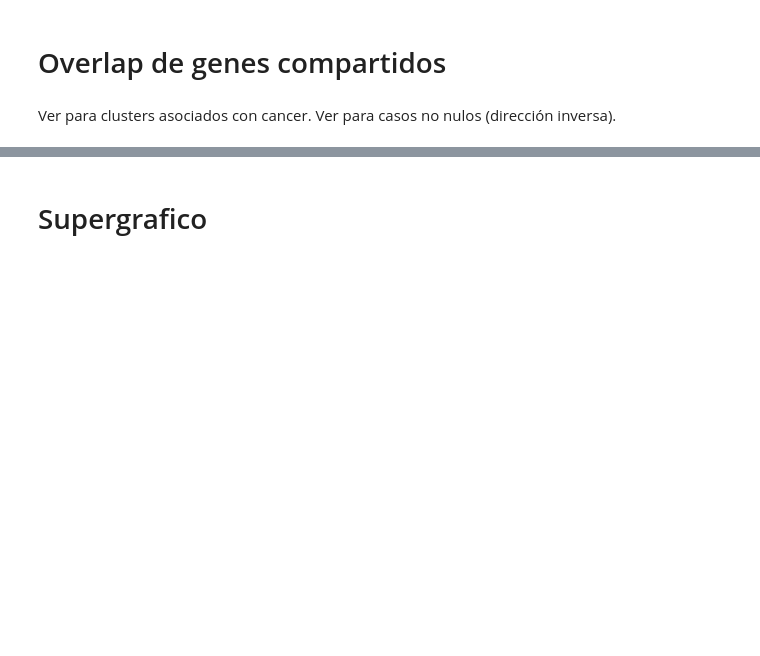
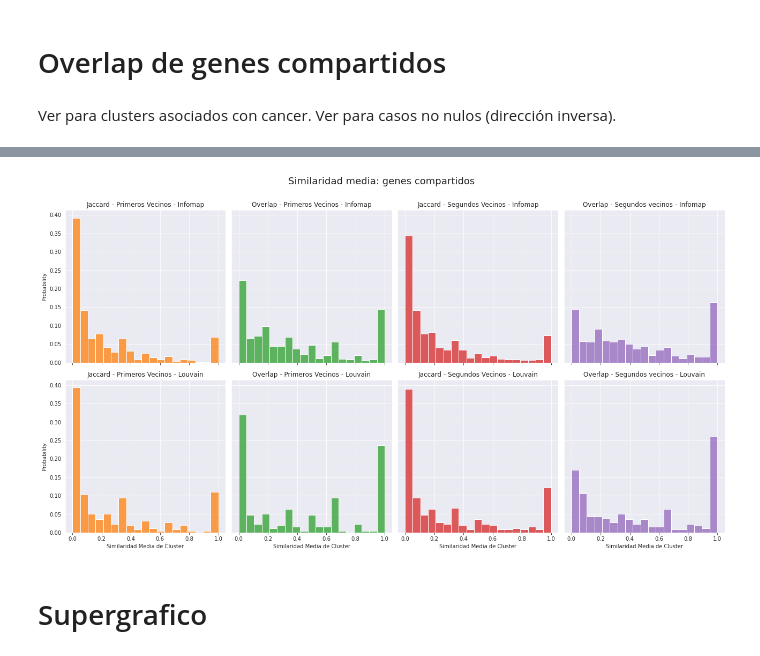
Before and after one commit to ingridheuer/gcnn_gdas, a Jupyter notebook: exploration/notebooks/network_analysis/jaccard_gene_metric.ipynb, the cells around one changed output, grey strips where cells are left out. Cells and saved outputs as stored; diff of their text form; code cells hidden in the pictures; blank space fills up the shorter version.

```diff
--- a/exploration/notebooks/network_analysis/jaccard_gene_metric.ipynb
+++ b/exploration/notebooks/network_analysis/jaccard_gene_metric.ipynb
@@ -132,3 +160,29 @@ Text(0.5, 1.0, 'Louvain')
+# %%
+metricas = ["mean_sim_jaccard_1", "mean_sim_overlap_1","mean_sim_jaccard_3","mean_sim_overlap_3"]
+case_dict = {0:"Jaccard - Primeros Vecinos",1:"Overlap - Primeros Vecinos", 2:"Jaccard - Segundos Vecinos", 3:"Overlap - Segundos vecinos"}
+
+fig, ax  = plt.subplots(2,4,figsize=(18,10), sharex=True,sharey=True)
+fig.suptitle("Similaridad media: genes compartidos \n", fontsize=18)
+
+
+for i in range(4):
+    current_ax = ax[0,i]
+    current_ax.set_title(f"{case_dict[i]} - Infomap")
+    data = infomap_all_metrics[metricas[i]]
+    sns.histplot(data=data, ax=current_ax, color=sns.color_palette()[i+1], bins=np.linspace(data.min().min(), data.max().max(), 20), stat="probability")
+    current_ax.set_xlabel("Similaridad Media de Cluster")
+
+for i in range(4):
+    current_ax = ax[1,i]
+    current_ax.set_title(f"{case_dict[i]} - Louvain")
+    data = louvain_all_metrics[metricas[i]]
+    sns.histplot(data=data, ax=current_ax, color=sns.color_palette()[i+1], bins=np.linspace(data.min().min(), data.max().max(), 20), stat="probability")
+    current_ax.set_xlabel("Similaridad Media de Cluster")
+
+plt.tight_layout()
+# plt.savefig(reports_comunidades+"mapeos_vs_comunidades.png", dpi=200)
+# %% [output]
+[figure, added]
 # %% [markdown]
 # Supergrafico
 # %%
```
Also changed, not shown: parts of 14 cells of this notebook, 9 other files.
